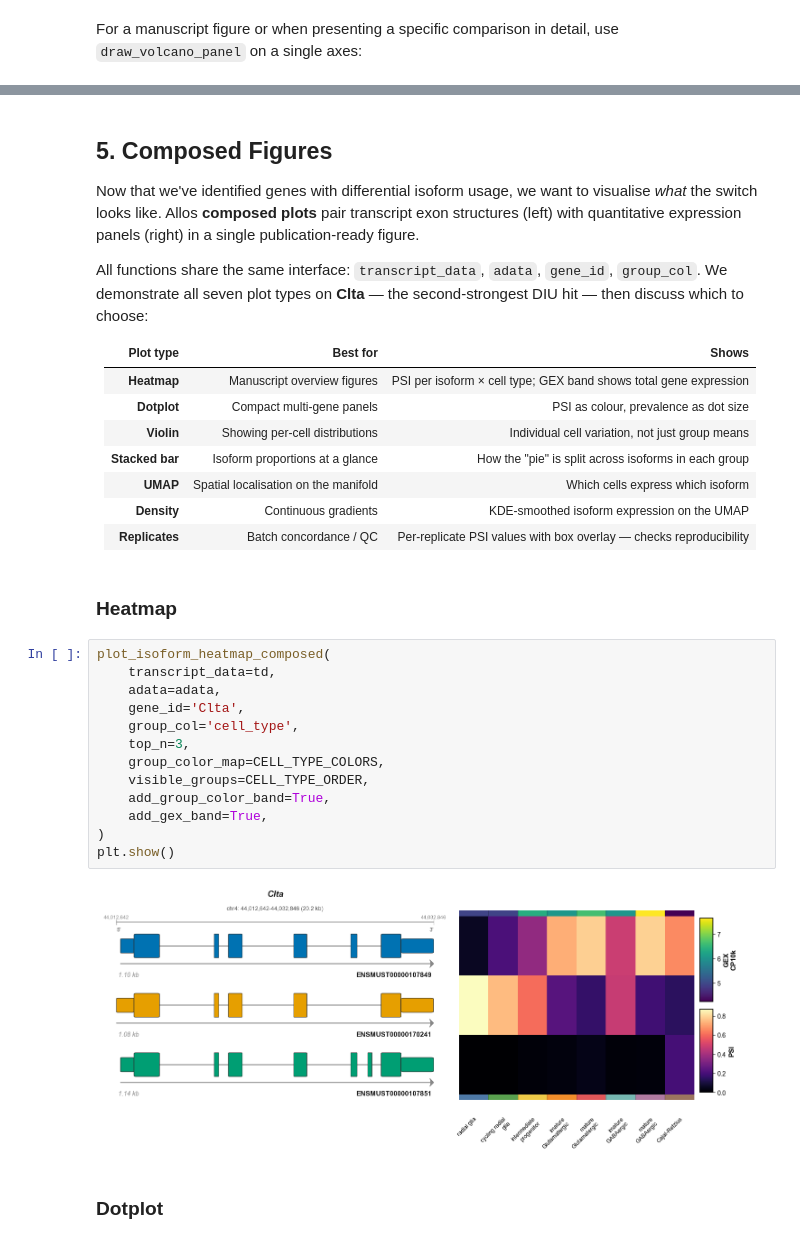
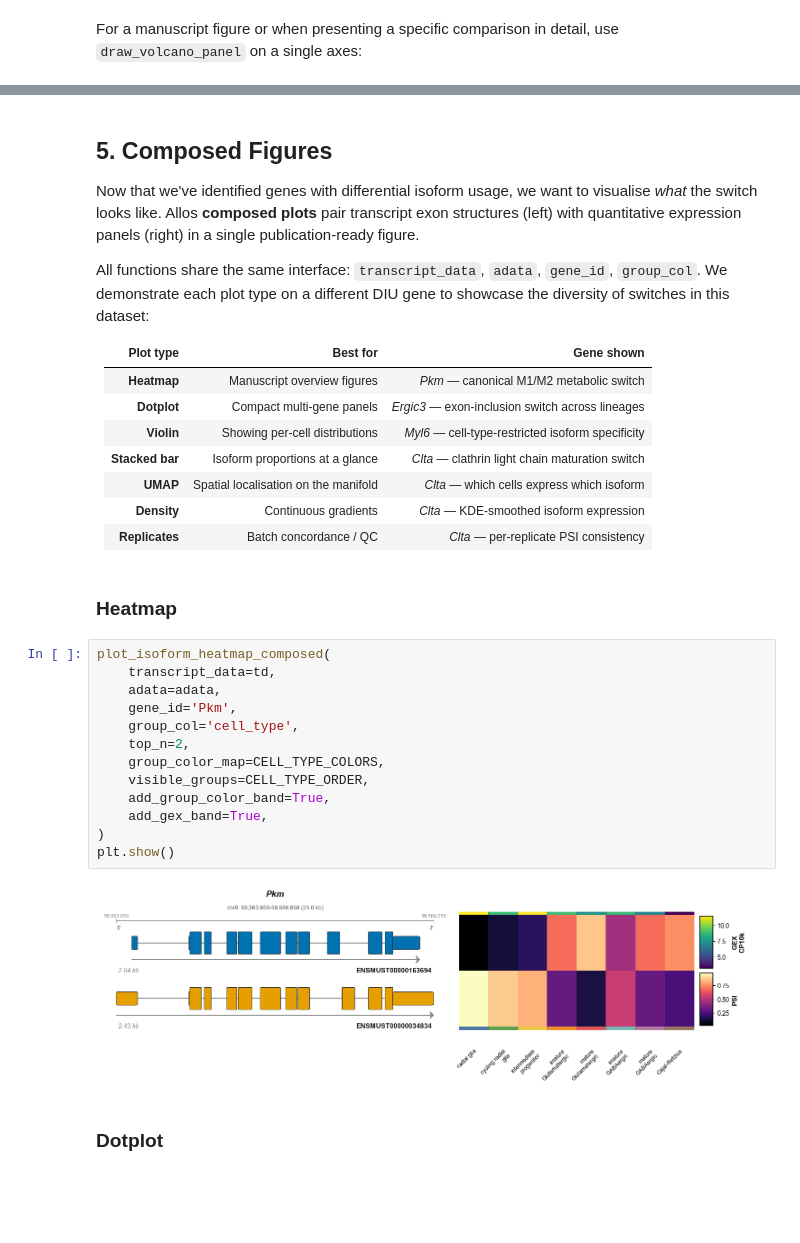
Before and after one commit to cobioda/allos, a Jupyter notebook: tutorial_notebooks/01_single_cell_tutorial.ipynb, the cells around one changed output, grey strips where cells are left out. Drawn from its saved outputs; the diff is of its cells as text; blank space fills up the shorter version.

```diff
--- a/tutorial_notebooks/01_single_cell_tutorial.ipynb
+++ b/tutorial_notebooks/01_single_cell_tutorial.ipynb
@@ -501,34 +525,34 @@ plt.show()
 
 Now that we've identified genes with differential isoform usage, we want to visualise *what* the switch looks like. Allos **composed plots** pair transcript exon structures (left) with quantitative expression panels (right) in a single publication-ready figure.
 
-All functions share the same interface: `transcript_data`, `adata`, `gene_id`, `group_col`. We demonstrate all seven plot types on **Clta** — the second-strongest DIU hit — then discuss which to choose:
+All functions share the same interface: `transcript_data`, `adata`, `gene_id`, `group_col`. We demonstrate each plot type on a different DIU gene to showcase the diversity of switches in this dataset:
 
-| Plot type | Best for | Shows |
-|-----------|----------|-------|
-| **Heatmap** | Manuscript overview figures | PSI per isoform × cell type; GEX band shows total gene expression |
-| **Dotplot** | Compact multi-gene panels | PSI as colour, prevalence as dot size |
-| **Violin** | Showing per-cell distributions | Individual cell variation, not just group means |
-| **Stacked bar** | Isoform proportions at a glance | How the "pie" is split across isoforms in each group |
-| **UMAP** | Spatial localisation on the manifold | Which cells express which isoform |
-| **Density** | Continuous gradients | KDE-smoothed isoform expression on the UMAP |
-| **Replicates** | Batch concordance / QC | Per-replicate PSI values with box overlay — checks reproducibility |
+| Plot type | Best for | Gene shown |
+|-----------|----------|------------|
+| **Heatmap** | Manuscript overview figures | *Pkm* — canonical M1/M2 metabolic switch |
+| **Dotplot** | Compact multi-gene panels | *Ergic3* — exon-inclusion switch across lineages |
+| **Violin** | Showing per-cell distributions | *Myl6* — cell-type-restricted isoform specificity |
+| **Stacked bar** | Isoform proportions at a glance | *Clta* — clathrin light chain maturation switch |
+| **UMAP** | Spatial localisation on the manifold | *Clta* — which cells express which isoform |
+| **Density** | Continuous gradients | *Clta* — KDE-smoothed isoform expression |
+| **Replicates** | Batch concordance / QC | *Clta* — per-replicate PSI consistency |
 # %% [markdown]
 ### Heatmap
 # %%
 plot_isoform_heatmap_composed(
     transcript_data=td,
     adata=adata,
-    gene_id='Clta',
+    gene_id='Pkm',
     group_col='cell_type',
-    top_n=3,
+    top_n=2,
     group_color_map=CELL_TYPE_COLORS,
     visible_groups=CELL_TYPE_ORDER,
     add_group_color_band=True,
     add_gex_band=True,
 )
 plt.show()
 # %% [output]
-[figure, old version]
+[figure, new version]
 # %% [markdown]
 ### Dotplot
 # %%
```
Also changed, not shown: parts of 11 cells of this notebook, 10 other files.
